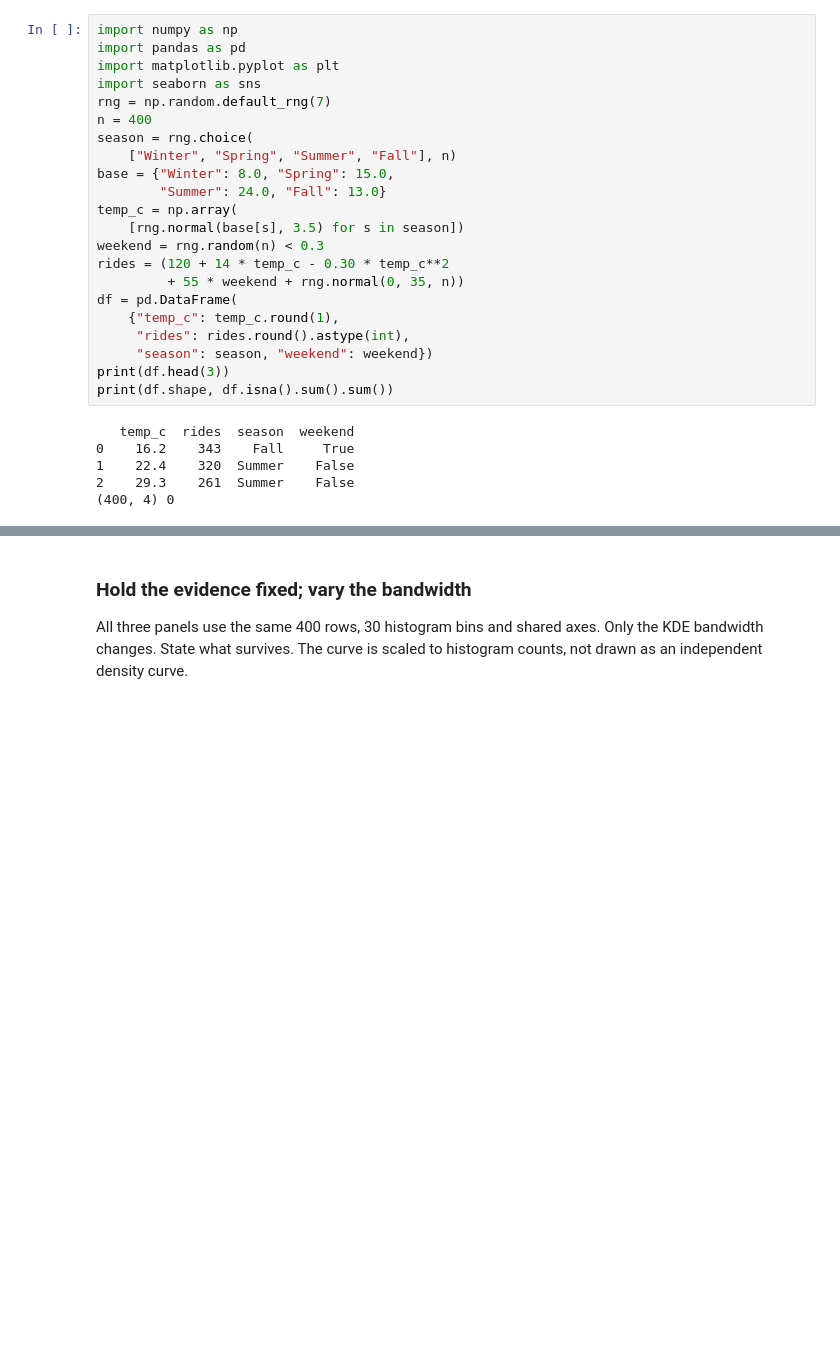
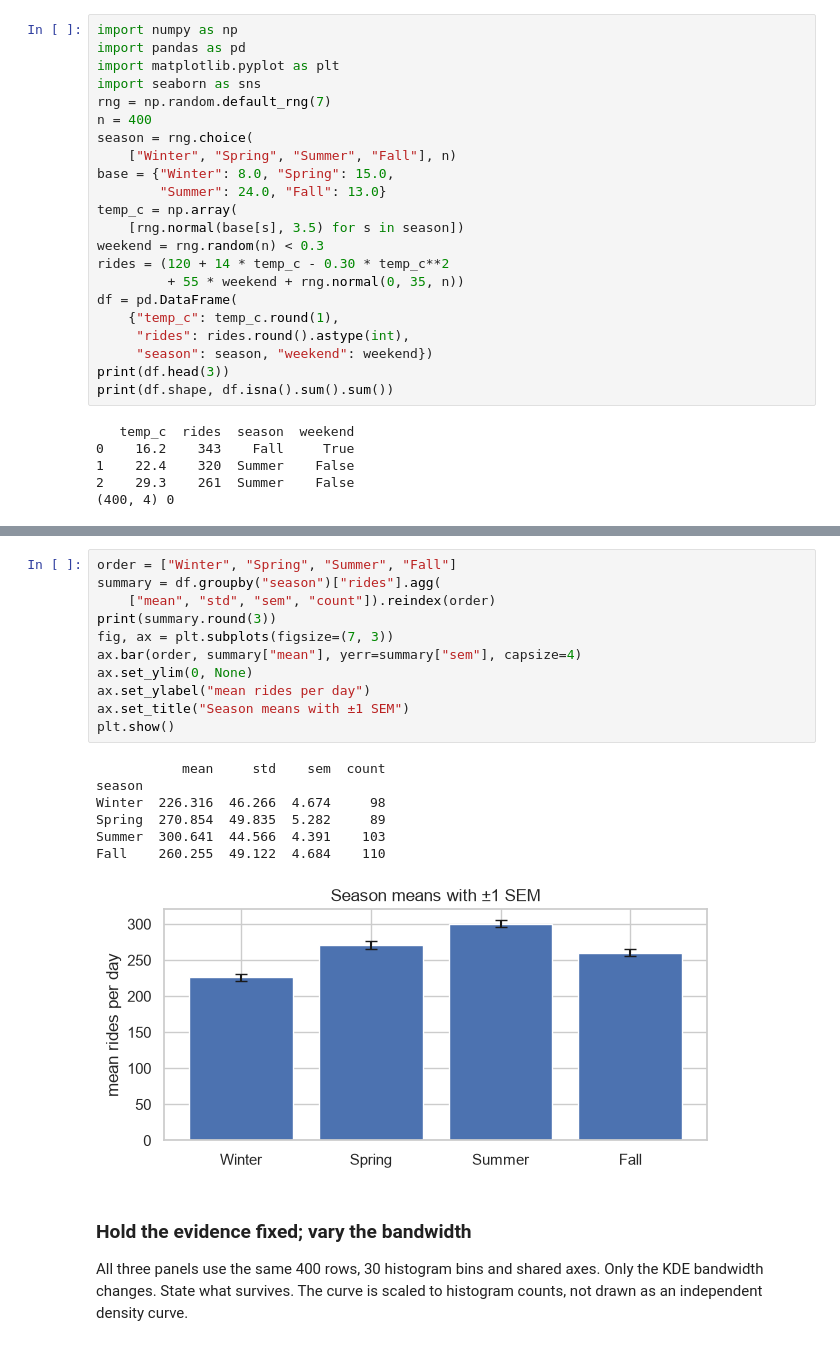
Before and after one commit to Boyu-Zhang-UOI/pml-f2026-notebooks, a Jupyter notebook: 02-data-science-stack/02_visualization_tutorial.ipynb, the cells around one changed output, grey strips where cells are left out. Cells and saved outputs as stored; diff of their text form; blank space fills up the shorter version.

```diff
--- a/02-data-science-stack/02_visualization_tutorial.ipynb
+++ b/02-data-science-stack/02_visualization_tutorial.ipynb
@@ -217,3 +244,22 @@ print(df.shape, df.isna().sum().sum())
+# %%
+order = ["Winter", "Spring", "Summer", "Fall"]
+summary = df.groupby("season")["rides"].agg(
+    ["mean", "std", "sem", "count"]).reindex(order)
+print(summary.round(3))
+fig, ax = plt.subplots(figsize=(7, 3))
+ax.bar(order, summary["mean"], yerr=summary["sem"], capsize=4)
+ax.set_ylim(0, None)
+ax.set_ylabel("mean rides per day")
+ax.set_title("Season means with ±1 SEM")
+plt.show()
+# %% [output]
+           mean     std    sem  count
+season
+Winter  226.316  46.266  4.674     98
+Spring  270.854  49.835  5.282     89
+Summer  300.641  44.566  4.391    103
+Fall    260.255  49.122  4.684    110
+[figure, added]
 # %% [markdown]
 ### Hold the evidence fixed; vary the bandwidth
 
```
Also changed, not shown: parts of 7 cells of this notebook.
